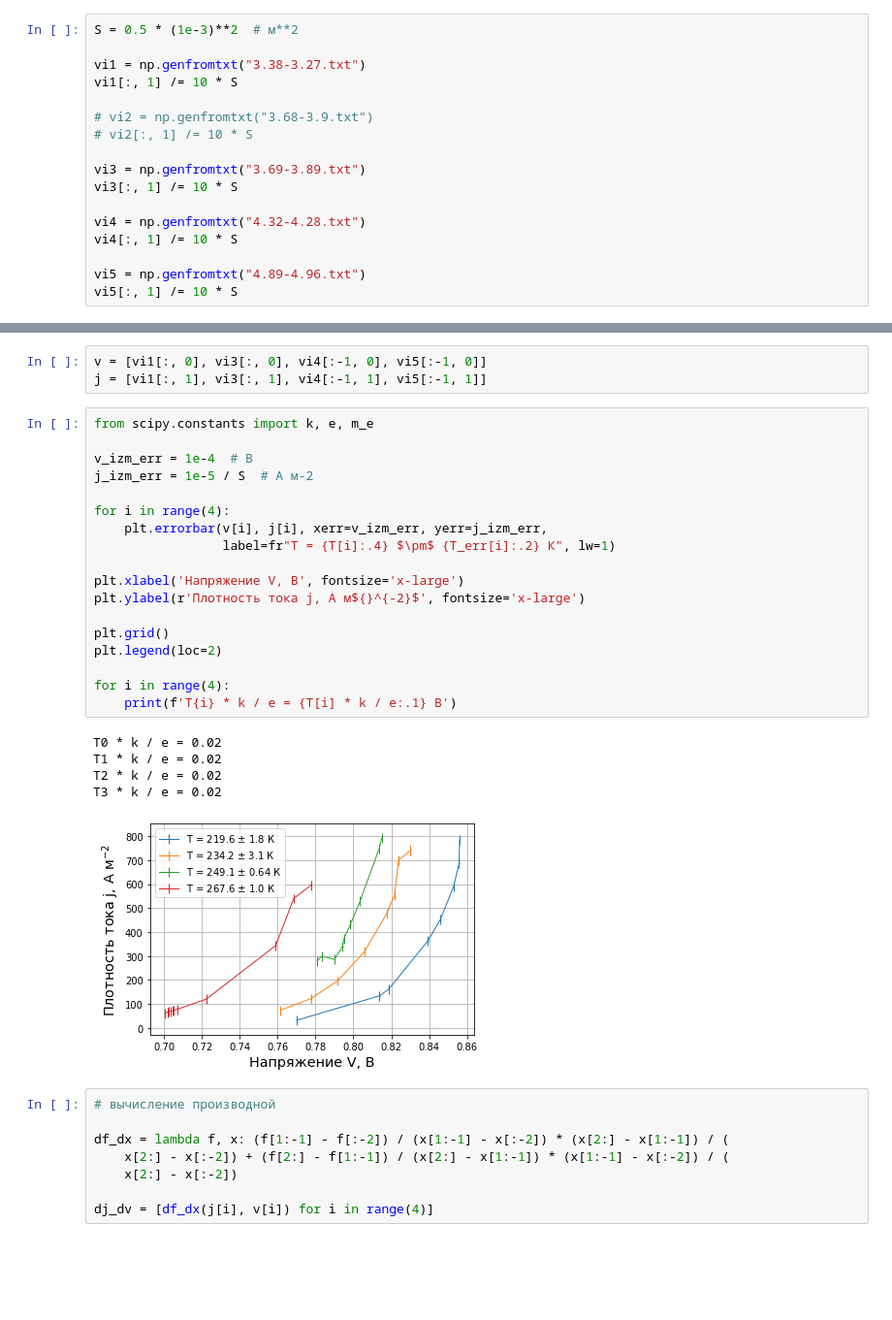
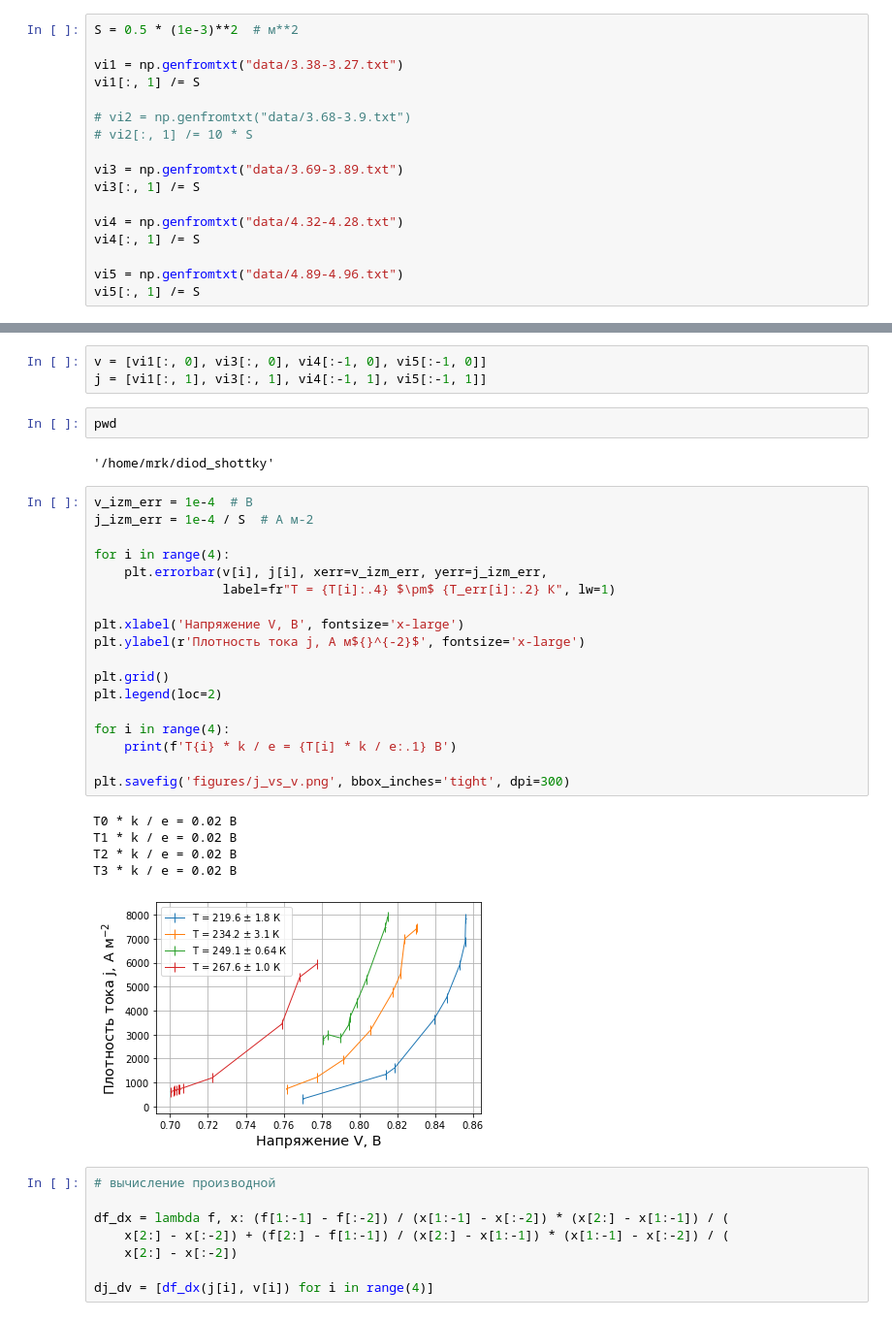
Before and after one commit to MrKozelberg/diod_schottky-, a Jupyter notebook: script.ipynb, the cells around one changed output, grey strips where cells are left out. Shown: that part at 97% size. Cells and saved outputs as stored; diff of their text form; blank space fills up the shorter version.

```diff
--- a/script.ipynb
+++ b/script.ipynb
@@ -145,49 +136,53 @@ T_err = np.array([T1_err, T3_err, T4_err, T5_err])
 # %%
 S = 0.5 * (1e-3)**2  # м**2
 
-vi1 = np.genfromtxt("3.38-3.27.txt")
-vi1[:, 1] /= 10 * S
+vi1 = np.genfromtxt("data/3.38-3.27.txt")
+vi1[:, 1] /= S
 
-# vi2 = np.genfromtxt("3.68-3.9.txt")
+# vi2 = np.genfromtxt("data/3.68-3.9.txt")
 # vi2[:, 1] /= 10 * S
 
-vi3 = np.genfromtxt("3.69-3.89.txt")
-vi3[:, 1] /= 10 * S
+vi3 = np.genfromtxt("data/3.69-3.89.txt")
+vi3[:, 1] /= S
 
-vi4 = np.genfromtxt("4.32-4.28.txt")
-vi4[:, 1] /= 10 * S
+vi4 = np.genfromtxt("data/4.32-4.28.txt")
+vi4[:, 1] /= S
 
-vi5 = np.genfromtxt("4.89-4.96.txt")
-vi5[:, 1] /= 10 * S
+vi5 = np.genfromtxt("data/4.89-4.96.txt")
+vi5[:, 1] /= S
 # %% [markdown]
 Исключаем всякие выбросы из данных измерений и сохраняем их в виде списков
 # %%
 v = [vi1[:, 0], vi3[:, 0], vi4[:-1, 0], vi5[:-1, 0]]
 j = [vi1[:, 1], vi3[:, 1], vi4[:-1, 1], vi5[:-1, 1]]
+# %%
+pwd
+# %% [output]
+'/home/mrk/diod_shottky'
 # %%
-from scipy.constants import k, e, m_e
-
 v_izm_err = 1e-4  # В
-j_izm_err = 1e-5 / S  # А м-2
+j_izm_err = 1e-4 / S  # А м-2
 
 for i in range(4):
     plt.errorbar(v[i], j[i], xerr=v_izm_err, yerr=j_izm_err,
                  label=fr"T = {T[i]:.4} $\pm$ {T_err[i]:.2} К", lw=1)
 
 plt.xlabel('Напряжение V, В', fontsize='x-large')
 plt.ylabel(r'Плотность тока j, А м${}^{-2}$', fontsize='x-large')
 
 plt.grid()
 plt.legend(loc=2)
 
 for i in range(4):
     print(f'T{i} * k / e = {T[i] * k / e:.1} В')
+
+plt.savefig('figures/j_vs_v.png', bbox_inches='tight', dpi=300)
 # %% [output]
-T0 * k / e = 0.02
-T1 * k / e = 0.02
-T2 * k / e = 0.02
-T3 * k / e = 0.02
+T0 * k / e = 0.02 В
+T1 * k / e = 0.02 В
+T2 * k / e = 0.02 В
+T3 * k / e = 0.02 В
-[figure, old version]
+[figure, new version]
 # %%
 # вычисление производной
 
```
Also changed, not shown: parts of 16 cells of this notebook, 13 other files.
